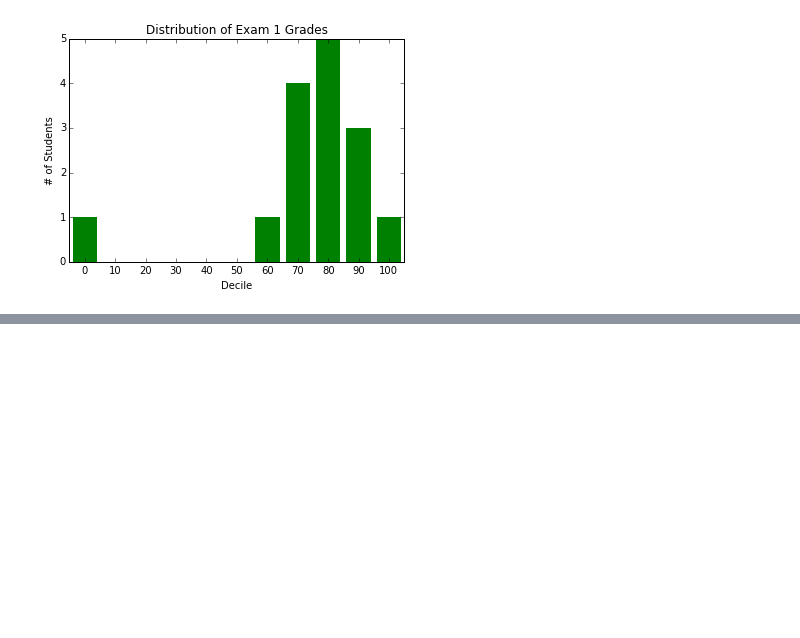
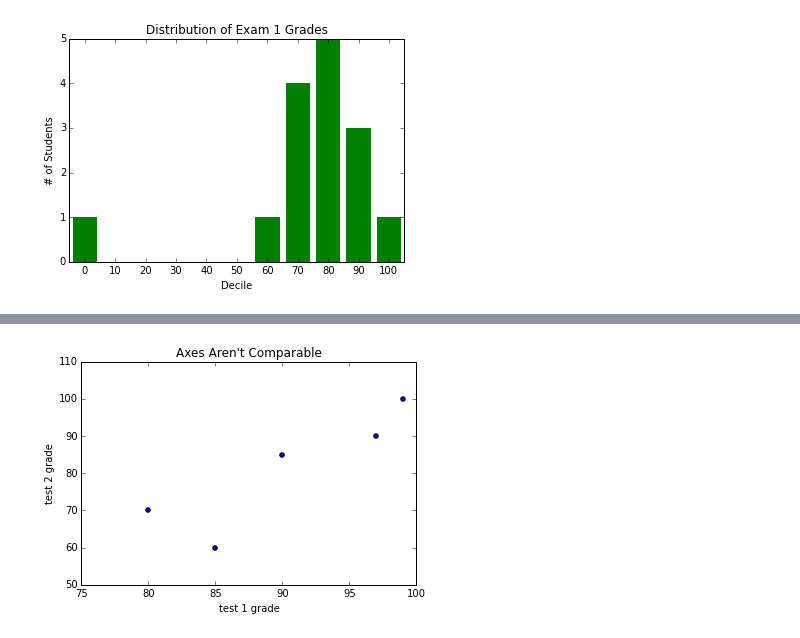
Before and after one commit to john-science/data_science_from_scratch, a Jupyter notebook: chapters/3_visualizing_data/matplotlib.ipynb, the cells around one changed output, grey strips where cells are left out. Saved outputs shown, nothing was run; the diff lists cells and outputs as text; code cells hidden in the pictures; blank space fills up the shorter version.

```diff
--- a/chapters/3_visualizing_data/matplotlib.ipynb
+++ b/chapters/3_visualizing_data/matplotlib.ipynb
@@ -64,0 +110,21 @@ plt.show()
+# %%
+
+# same as above, but you might get a mis-leading picture if you let
+# matplotlib choose the axis
+test_1_grades = [99,90,85,97,80]
+test_2_grades = [100,85,60,90,70]
+
+plt.scatter(test_1_grades, test_2_grades)
+plt.title("Axes Aren't Comparable")
+plt.xlabel("test 1 grade")
+plt.ylabel("test 2 grade")
+plt.show()
+
+
+TODO = """
+Matplot lib is only one plotting library. Though perhaps the most common.
+Bokeh is a Python port of the popular D3 JavaScript data display package.
+Also, the R package ggplot is available through Python.
+"""
+# %% [output]
+[figure, added]
```
Also changed, not shown: parts of 2 cells of this notebook.
